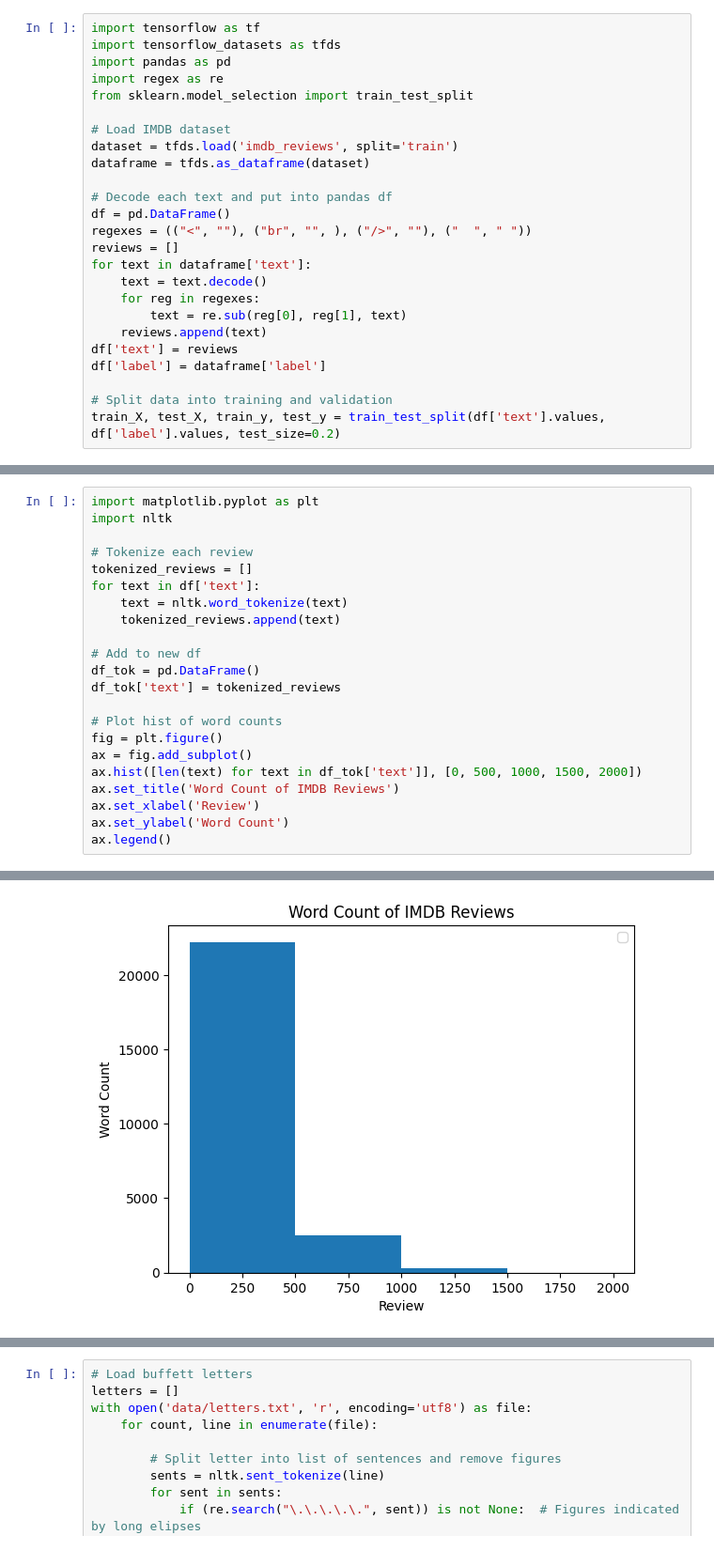
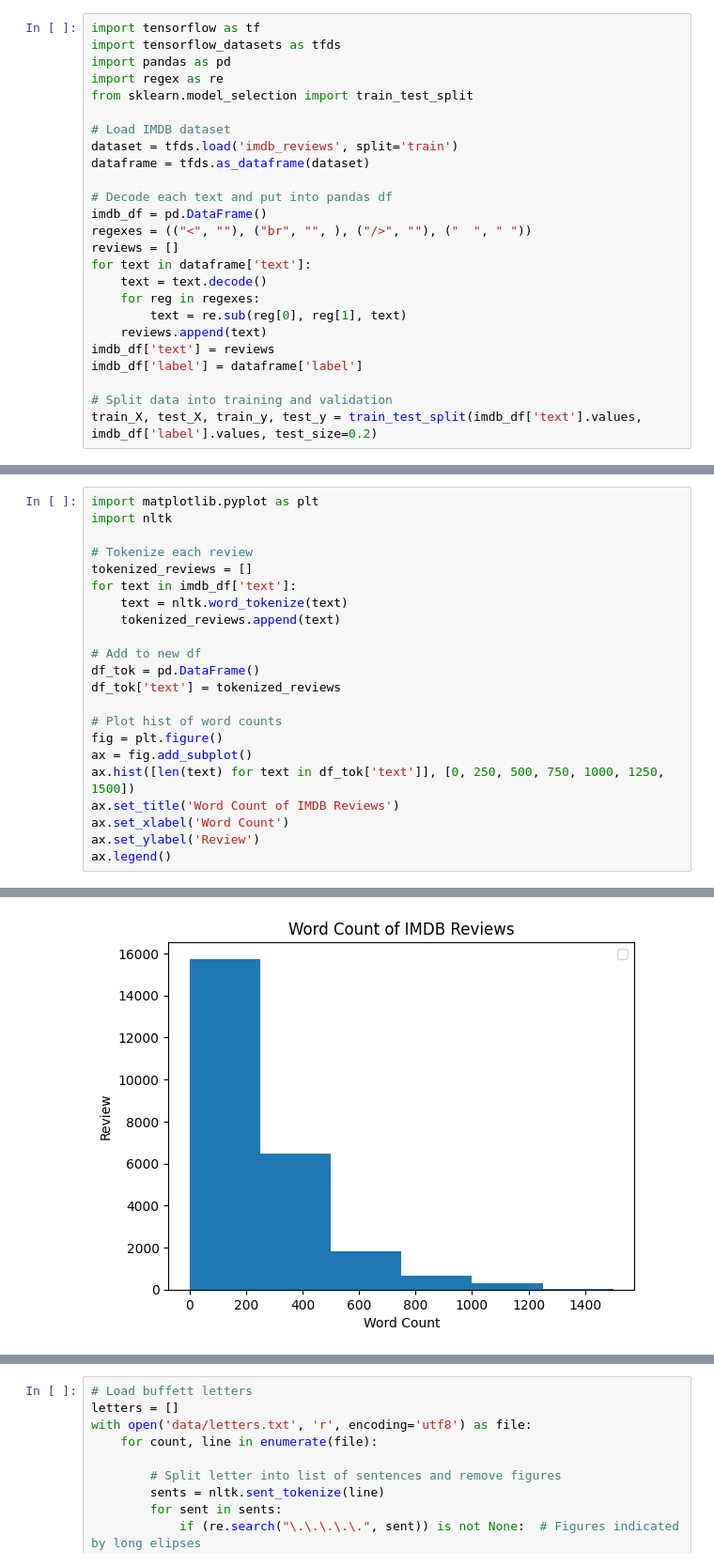
Before and after one commit to biovino1/BuffetLetters, a Jupyter notebook: prediction.ipynb, the cells around one changed output, grey strips where cells are left out. Shown at 94% size. Saved outputs shown, nothing was run; the diff lists cells and outputs as text.

```diff
--- a/prediction.ipynb
+++ b/prediction.ipynb
@@ -12,7 +14,7 @@ dataset = tfds.load('imdb_reviews', split='train')
 dataframe = tfds.as_dataframe(dataset)
 
 # Decode each text and put into pandas df
-df = pd.DataFrame()
+imdb_df = pd.DataFrame()
 regexes = (("<", ""), ("br", "", ), ("/>", ""), ("  ", " "))
 reviews = []
 for text in dataframe['text']:
@@ -20,9 +22,9 @@ for text in dataframe['text']:
     for reg in regexes:
         text = re.sub(reg[0], reg[1], text)
     reviews.append(text)
-df['text'] = reviews
-df['label'] = dataframe['label']
+imdb_df['text'] = reviews
+imdb_df['label'] = dataframe['label']
 
 # Split data into training and validation
-train_X, test_X, train_y, test_y = train_test_split(df['text'].values, df['label'].values, test_size=0.2)
+train_X, test_X, train_y, test_y = train_test_split(imdb_df['text'].values, imdb_df['label'].values, test_size=0.2)
 # %% [output]
@@ -34,26 +35,26 @@ To enable them in other operations, rebuild TensorFlow with the appropriate comp
 # %%
 import matplotlib.pyplot as plt
 import nltk
 
 # Tokenize each review
 tokenized_reviews = []
-for text in df['text']:
+for text in imdb_df['text']:
     text = nltk.word_tokenize(text)
     tokenized_reviews.append(text)
 
 # Add to new df
 df_tok = pd.DataFrame()
 df_tok['text'] = tokenized_reviews
 
 # Plot hist of word counts
 fig = plt.figure()
 ax = fig.add_subplot()
-ax.hist([len(text) for text in df_tok['text']], [0, 500, 1000, 1500, 2000])
+ax.hist([len(text) for text in df_tok['text']], [0, 250, 500, 750, 1000, 1250, 1500])
 ax.set_title('Word Count of IMDB Reviews')
-ax.set_xlabel('Review')
-ax.set_ylabel('Word Count')
+ax.set_xlabel('Word Count')
+ax.set_ylabel('Review')
 ax.legend()
 # %% [output]
 WARNING:matplotlib.legend:No artists with labels found to put in legend.  Note that artists whose label start with an underscore are ignored when legend() is called with no argument.
 <matplotlib.legend.Legend at 0x...>
-[figure, old version]
+[figure, new version]
```
Also changed, not shown: parts of 11 cells of this notebook.
